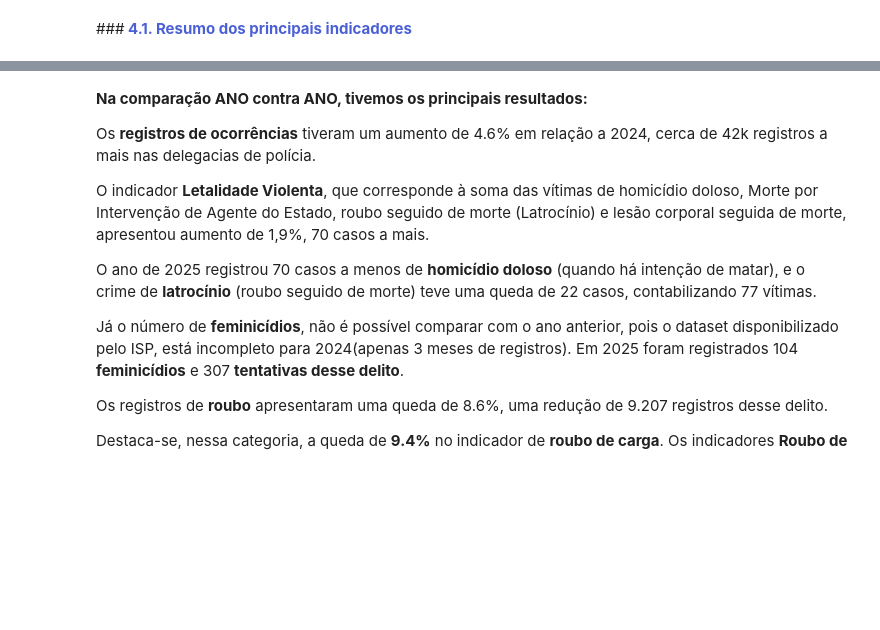
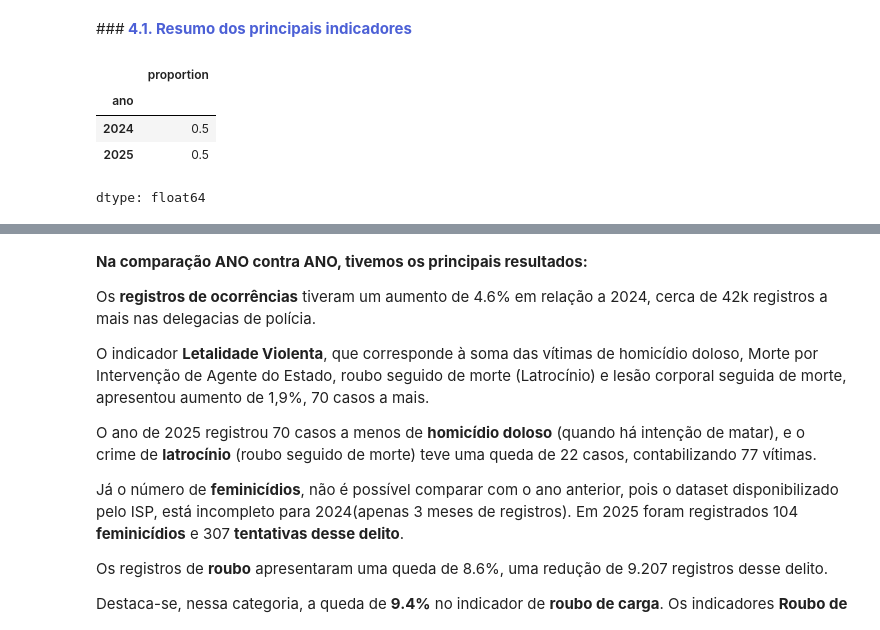
Before and after one commit to gabrielmprata/Info_seguranca_publica_rj, a Jupyter notebook: anuario_seguranca_publica_rj.ipynb, the cells around one changed output, grey strips where cells are left out. Drawn from its saved outputs; the diff is of its cells as text; code cells hidden in the pictures; blank space fills up the shorter version.

```diff
--- a/anuario_seguranca_publica_rj.ipynb
+++ b/anuario_seguranca_publica_rj.ipynb
@@ -706,4 +706,12 @@ with open('df_anuario.csv', 'rb') as input:
 ><font color=#4c60d6>📈 **Contrução dos gráficos** 📊
 # %% [markdown]
 ###**<font color=#4c60d6> 4.1. Resumo dos principais indicadores**
+# %%
+df_ind_anual.ano.value_counts(normalize=True)
+# %% [output]
+|  | proportion |
+| ano |  |
+| 2024 | 0.5 |
+| 2025 | 0.5 |
+dtype: float64
 # %%
```
Also changed, not shown: parts of 4 cells of this notebook.
